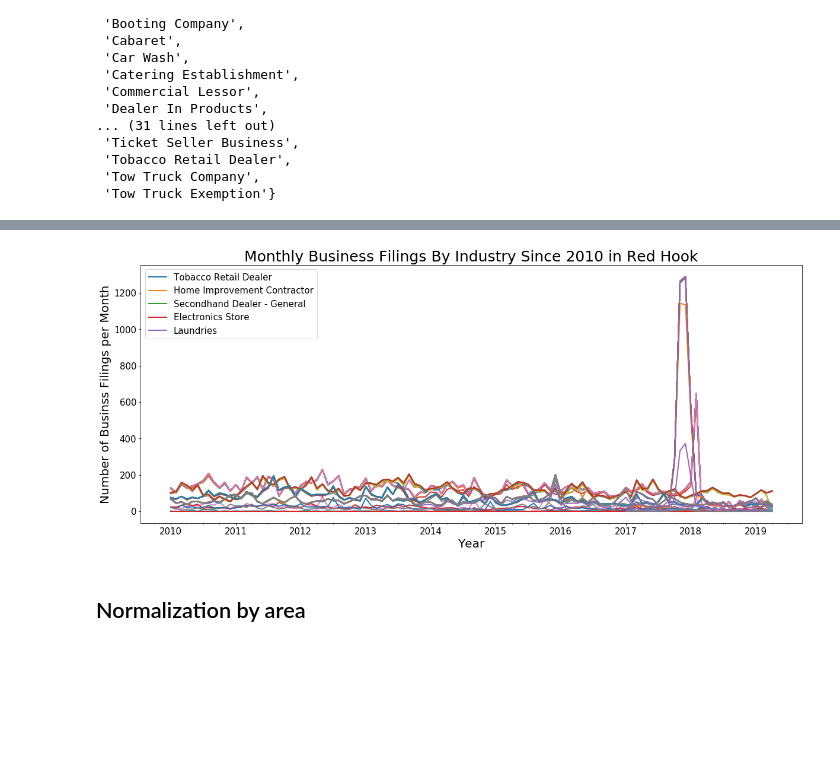
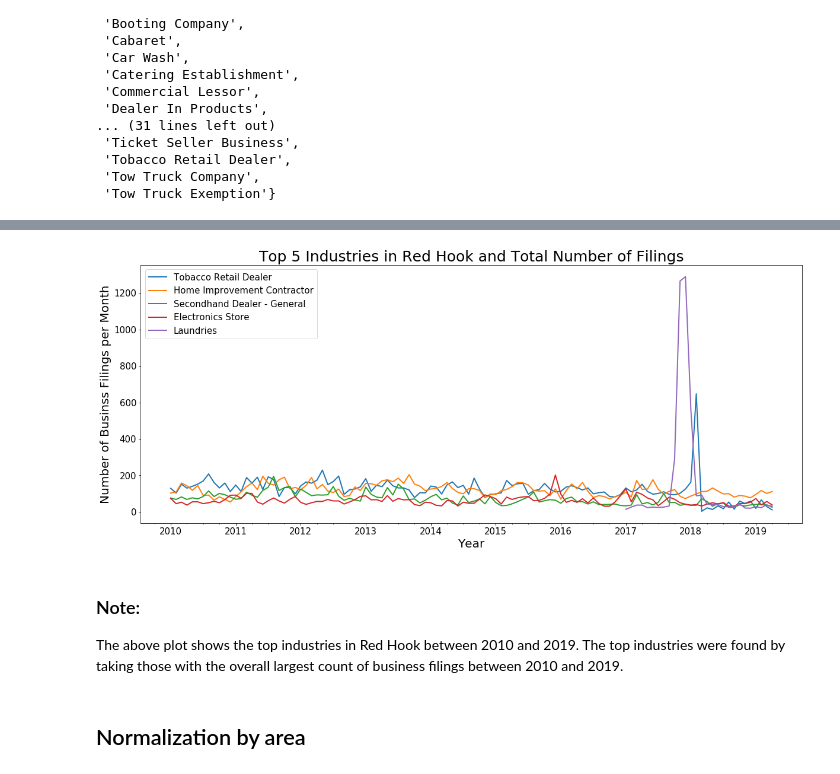
Before and after one commit to akash-y/digitalceqr, a Jupyter notebook: CHAPTER 21 - CHARACTER/business_filings.ipynb, the cells around one changed output, grey strips where cells are left out. Saved outputs shown, nothing was run; the diff lists cells and outputs as text; code cells hidden in the pictures; blank space fills up the shorter version.

Commit message:
update to biz filings

```diff
--- a/CHAPTER 21 - CHARACTER/business_filings.ipynb
+++ b/CHAPTER 21 - CHARACTER/business_filings.ipynb
@@ -400,11 +400,9 @@ plt.show()
+# %%
+# Set the number of top industries you want
+cutoff = 5
 # %%
-# Getting the top 10 industries since the previous plot is confusing
+# Getting the top industries (for all time) since the previous plot is confusing
 top_industries = {}
 for k,v in all_rh_industry_dfs.items():
     top_industries[k] = top_industries.get(k, (v['DCA License Number'].sum(), v))
-sorted_top_ind = sorted(top_industries.items(), key=lambda x: x[1][0], reverse=True)[:5]
+sorted_top_ind = sorted(top_industries.items(), key=lambda x: x[1][0], reverse=True)[:cutoff]
-# %%
-inds = []
-for i in range(len(sorted_top_ind)):
-    inds.append(sorted_top_ind[i][0])
-inds
@@ -417,17 +427,21 @@ inds
 # %%
-# Set earliest year to view:
-f2, ax2 = plt.subplots(figsize=(20,8))
+plt.figure(figsize=(20,8))
 for i in range(len(sorted_top_ind)):
-    sorted_top_ind[i][1][1].plot(alpha=1,linewidth=2,ax=ax2)
-plt.title("Monthly Business Filings By Industry Since 2010 in Red Hook", fontsize=25)
+    sorted_top_ind[i][1][1]['DCA License Number'].plot(alpha=1,linewidth=2, \
+                                                       label=sorted_top_ind[i][0])
+plt.title("Top {} Industries in Red Hook and Total Number of Filings".format(cutoff), fontsize=25)
 plt.xlabel("Year", fontsize=20)
 plt.ylabel("Number of Businss Filings per Month", fontsize=20)
 plt.xticks(fontsize=15)
 plt.yticks(fontsize=15)
-ax2.legend(inds, loc="upper left", fontsize=15)
+plt.legend(loc="upper left", fontsize=15)
 plt.show()
 # %% [output]
-[figure, old version]
+[figure, new version]
+# %% [markdown]
+### Note:
+
+The above plot shows the top industries in Red Hook between 2010 and 2019. The top industries were found by taking those with the overall largest count of business filings between 2010 and 2019.
 # %% [markdown]
 ## Normalization by area
 # %%
```
Also changed, not shown: parts of 5 cells of this notebook.
